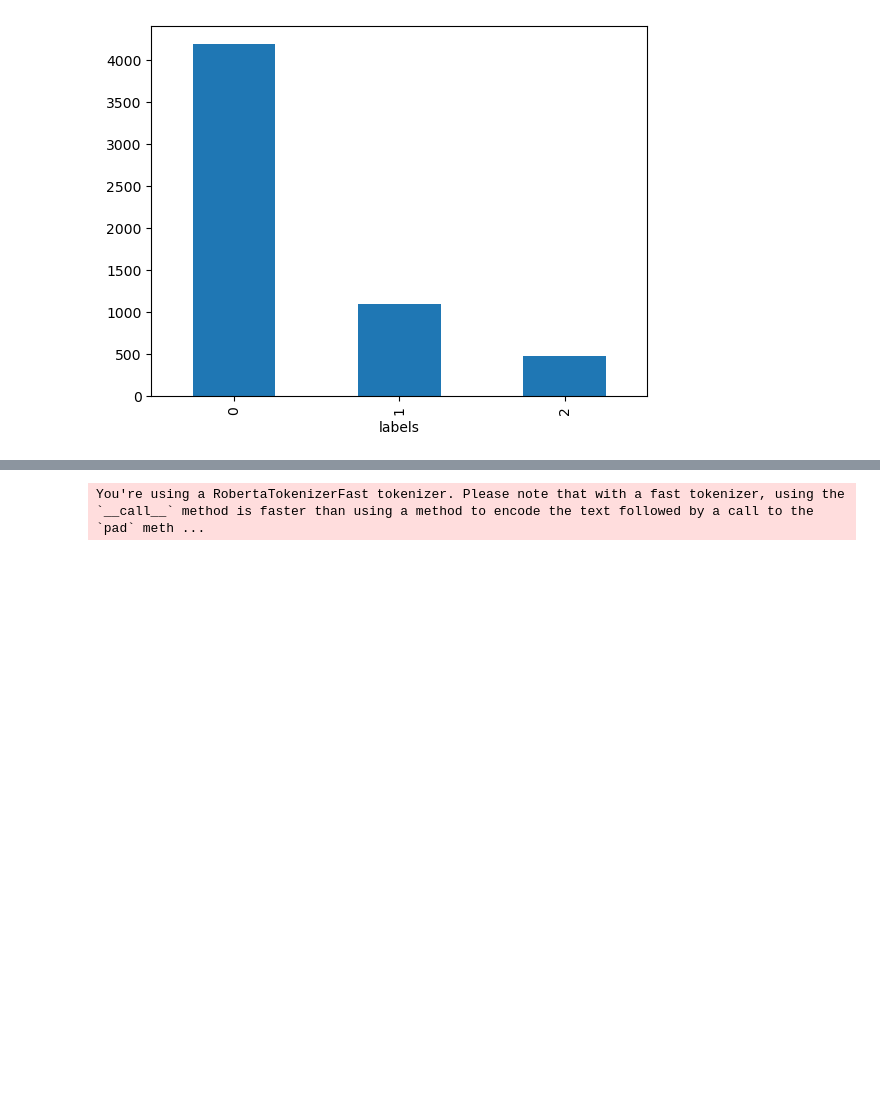
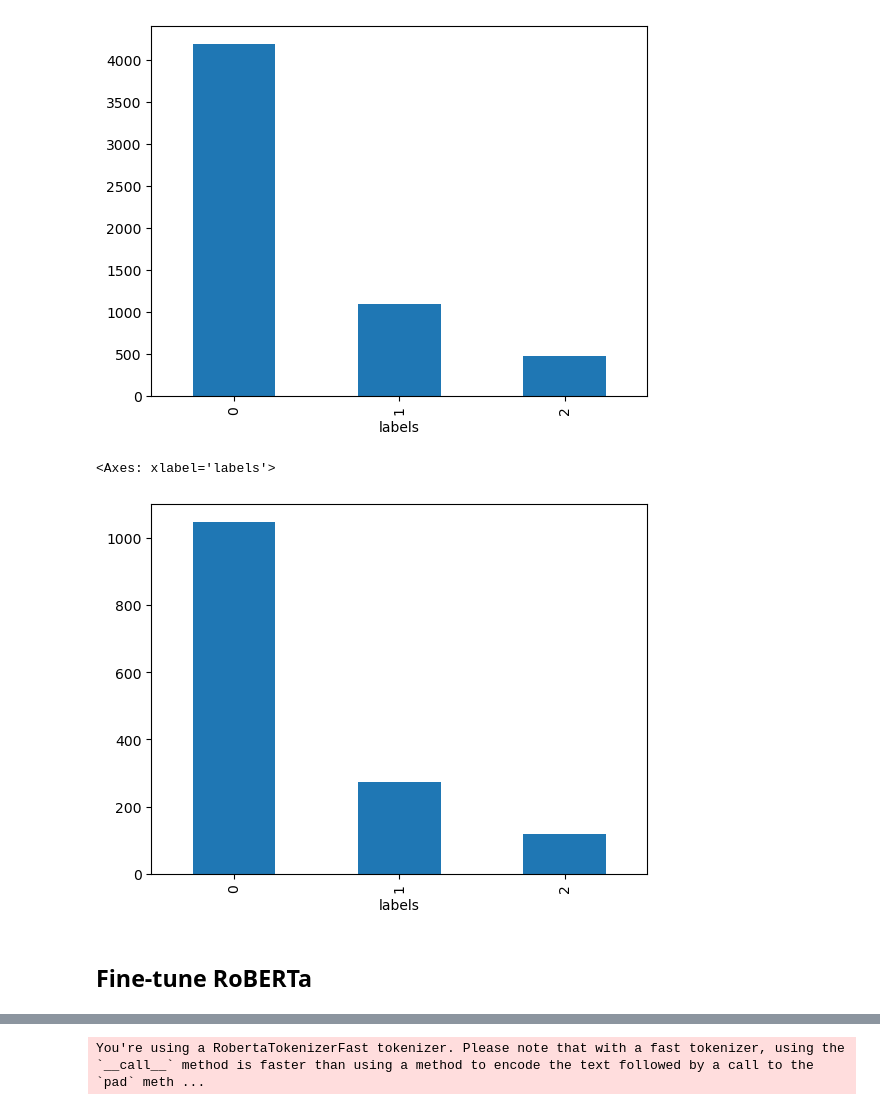
Before and after one commit to webis-de/ratio24-multilingual-cam, a Jupyter notebook: code/stance-detection/finetune_roberta.ipynb, the cells around one changed output, grey strips where cells are left out. Drawn from its saved outputs; the diff is of its cells as text; code cells hidden in the pictures; blank space fills up the shorter version.

```diff
--- a/code/stance-detection/finetune_roberta.ipynb
+++ b/code/stance-detection/finetune_roberta.ipynb
@@ -10 +20,6 @@ df_test = pd.read_csv(r'PATH to compsent_test (1).tsv', sep='\t', encoding='utf-
+# %%
+# Stance dataset used for fine-tuning are the english sentences form the CompSent-19 dataset
+
+df_train = pd.read_csv('gdrive/MyDrive/data/comparg_train.tsv', sep='\t', encoding='utf-8') #https://github.com/webis-de/ratio24-multilingual-cam/blob/ad8bd12cf7a8be235e689d4042641183212ab87c/data/compsent_train.tsv
+df_test = pd.read_csv('gdrive/MyDrive/data/comparg_test.tsv', sep='\t', encoding='utf-8') #https://github.com/webis-de/ratio24-multilingual-cam/blob/ad8bd12cf7a8be235e689d4042641183212ab87c/data/compsent_test.tsv
 # %%
@@ -64 +78,7 @@ import numpy as np
+# %%
+#testset class distribution
+df_test['labels'].value_counts().sort_index().plot(kind='bar')
+# %% [output]
+<Axes: xlabel='labels'>
+[figure, added]
 # %%
@@ -75,0 +95,2 @@ tokenizer = AutoTokenizer.from_pretrained('roberta-large')
+# %% [markdown]
+## Fine-tune RoBERTa
```
Also changed, not shown: parts of 32 cells of this notebook, 5 other files.
